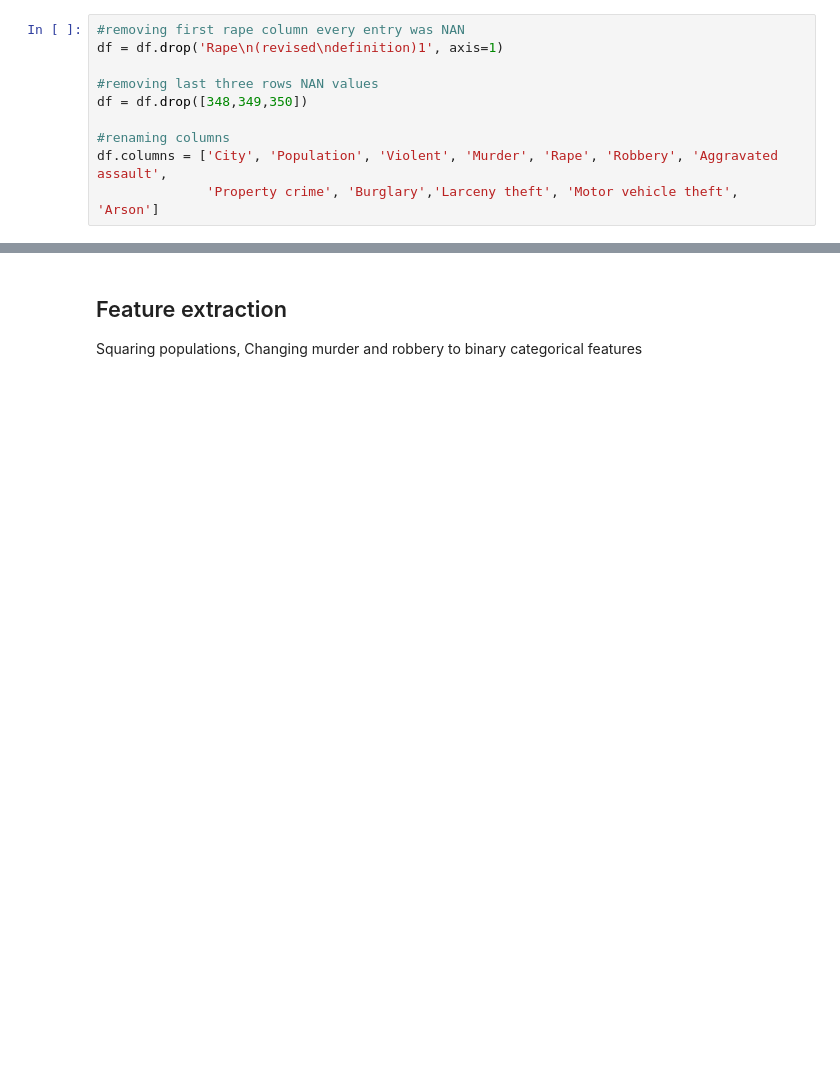
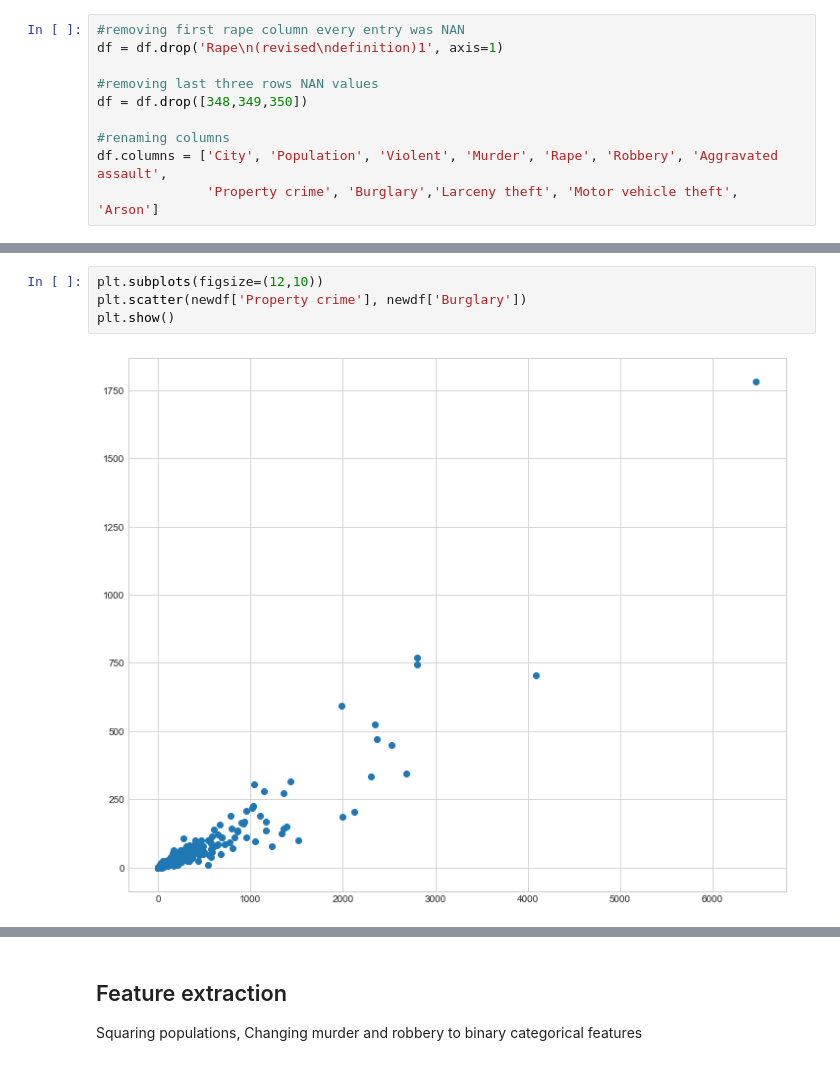
Before and after one commit to Audio88/Linear_regression_data_prep, a Jupyter notebook: Linear_regression_first_model.ipynb, the cells around one changed output, grey strips where cells are left out. Saved outputs shown, nothing was run; the diff lists cells and outputs as text; blank space fills up the shorter version.

```diff
--- a/Linear_regression_first_model.ipynb
+++ b/Linear_regression_first_model.ipynb
@@ -49,0 +60,6 @@ plt.show()
+# %%
+plt.subplots(figsize=(12,10))
+plt.scatter(newdf['Property crime'], newdf['Burglary'])
+plt.show()
+# %% [output]
+[figure, added]
```
Also changed, not shown: parts of 17 cells of this notebook, 1 other file.
